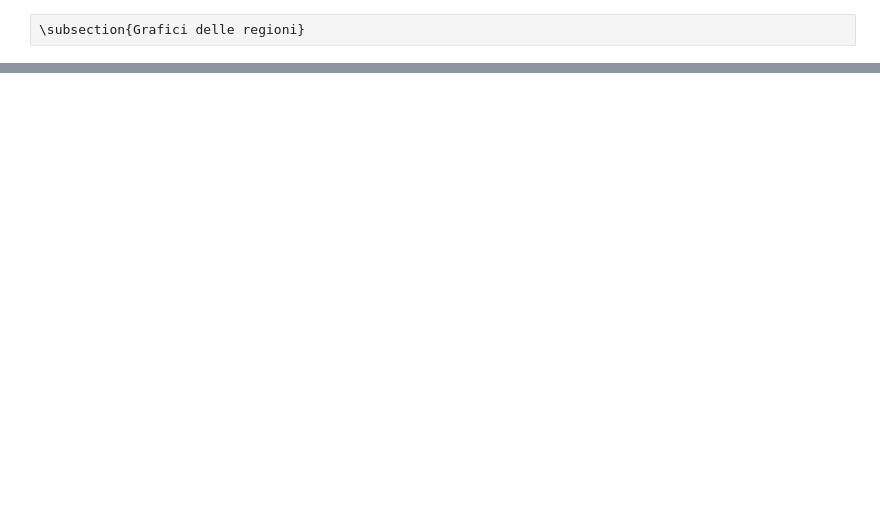
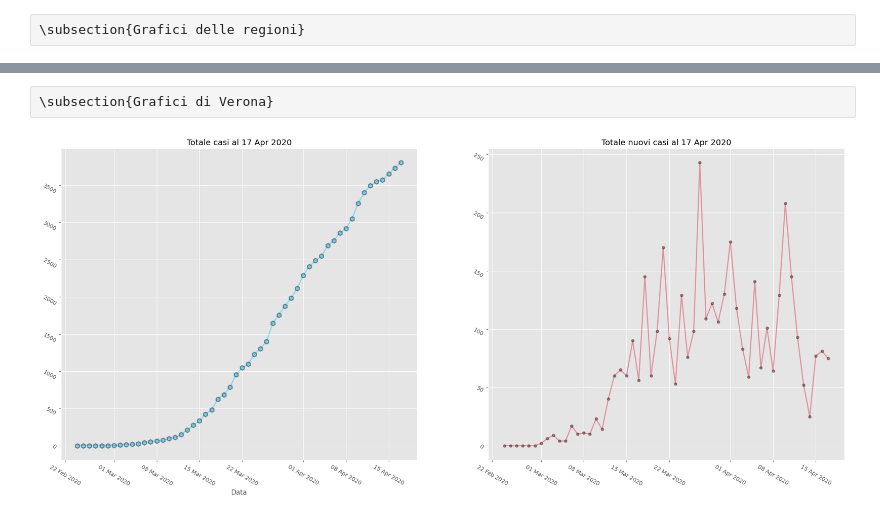
Before and after one commit to cace92/covid-notebook, a Jupyter notebook: Analisi dati-Covid 19.ipynb, the cells around one changed output, grey strips where cells are left out. Drawn from its saved outputs; the diff is of its cells as text; code cells hidden in the pictures; blank space fills up the shorter version.

```diff
--- a/Analisi dati-Covid 19.ipynb
+++ b/Analisi dati-Covid 19.ipynb
@@ -36,3 +42,11 @@ data_province['data'] = data_province['data'].apply(my_date)
+# %%
+# Compute Verona new cases
+nuovi_casi_lst = [0]
+prev = 0
+for new in list(data_verona.loc[1:, 'totale_casi'].values):
+    nuovi_casi_lst.append(new-prev)
+    prev = new
+data_verona['nuovi_casi'] = nuovi_casi_lst
 # %% [raw]
 \section{Grafici dei dati}
 \subsection{Grafici dell'Italia}
@@ -90,0 +139,18 @@ fig
+# %% [raw]
+\subsection{Grafici di Verona}
+# %%
+last_day = data_italia['data'].max()
+fig, (ax1, ax2) = plt.subplots(1, 2, figsize=(25, 10));
+ax1.xaxis.set_major_formatter(mdates.DateFormatter('%d %b %Y'));
+ax1.plot('data', 'totale_casi', data=data_verona, lw=2, color='deepskyblue', label='Totale casi',
+           marker='h', ms=8, mfc='deepskyblue', mew=2, mec='black', alpha=0.4);
+ax1.tick_params(labelrotation=-30);
+ax1.set(title='Totale casi al '+last_day.strftime('%d %b %Y'), xlabel='Data');
+ax2.xaxis.set_major_formatter(mdates.DateFormatter('%d %b %Y'));
+ax2.plot('data', 'nuovi_casi', data=data_verona, lw=2, color='crimson', label='Nuovi casi',
+           marker='.', ms=8, mfc='crimson', mew=2, mec='black', alpha=0.4);
+ax2.tick_params(labelrotation=-30);
+ax2.set(title='Totale nuovi casi al '+last_day.strftime('%d %b %Y'));
+fig
+# %% [output]
+[figure, added]
```
Also changed, not shown: parts of 5 cells of this notebook.
